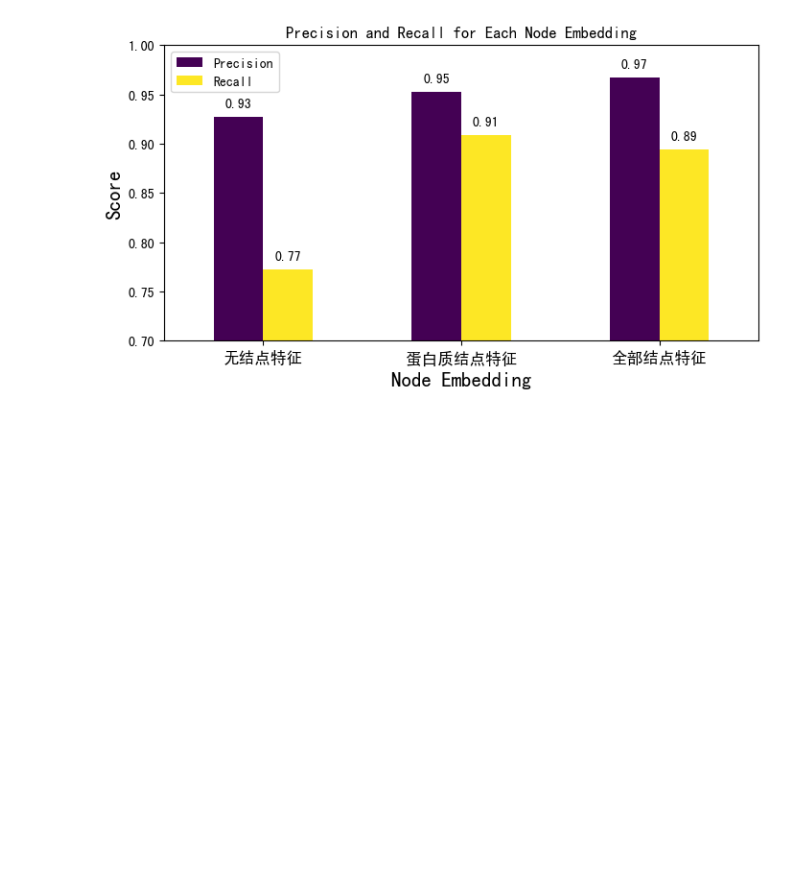
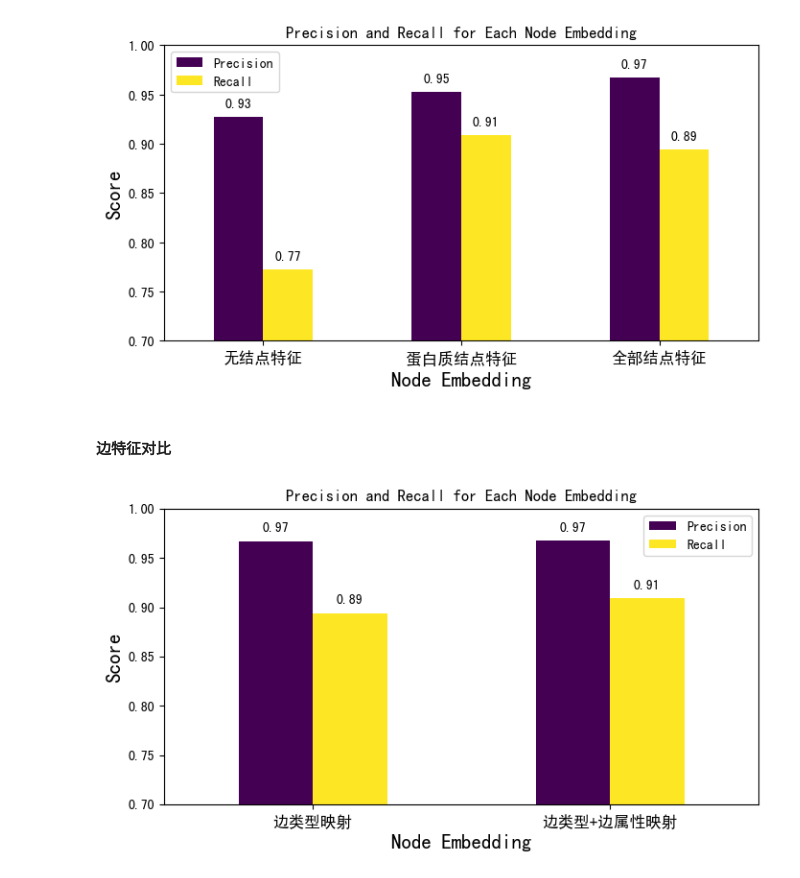
Before and after one commit to Suchcools/Ecoli_HGNN, a Jupyter notebook: methods/baseline/output/code.ipynb, the cells around one changed output. Cells and saved outputs as stored; diff of their text form; code cells hidden in the pictures; blank space fills up the shorter version.

Commit message:
update edge embedding

```diff
--- a/methods/baseline/output/code.ipynb
+++ b/methods/baseline/output/code.ipynb
@@ -104,3 +104,41 @@ plt.legend(fontsize=10)
 plt.show()
 # %% [output]
 [figure]
+# %% [markdown]
+#### 边特征对比
+# %%
+node_feat_result = []
+node_feat_result.append(generate_classification_report("save/total node embedding.npz"))
+node_feat_result.append(generate_classification_report("save/edge_embedding.npz"))
+# %%
+result_list = []
+precision = [result['TF']['precision'] for result in node_feat_result]
+recalls = [result['TF']['recall'] for result in node_feat_result]
+
+# Define custom index descriptions
+index_descriptions = [
+'边类型映射',
+'边类型+边属性映射',
+]
+
+# Create a DataFrame for plotting with custom index descriptions
+plot_data = pd.DataFrame({'Precision': precision, 'Recall': recalls}, index=index_descriptions)
+
+# Plotting
+ax = plot_data.plot(kind='bar', rot=0, colormap='viridis', figsize=(8, 4))
+ax.set_ylim(0.7, 1)
+ax.set_ylabel('Score', size=15)
+ax.set_xlabel('Node Embedding', size=15)
+ax.set_title('Precision and Recall for Each Node Embedding')
+
+# Annotate values on top of each bar
+for p in ax.patches:
+    ax.annotate(f'{p.get_height():.2f}', (p.get_x() + p.get_width() / 2., p.get_height()),
+    ha='center', va='center', xytext=(0, 10), textcoords='offset points')
+# Customize font size for index labels
+ax.tick_params(axis='x', labelsize=12)
+# Display the plot
+plt.legend(fontsize=10)
+plt.show()
+# %% [output]
+[figure, added]
```
Also changed, not shown: 3 other files.
